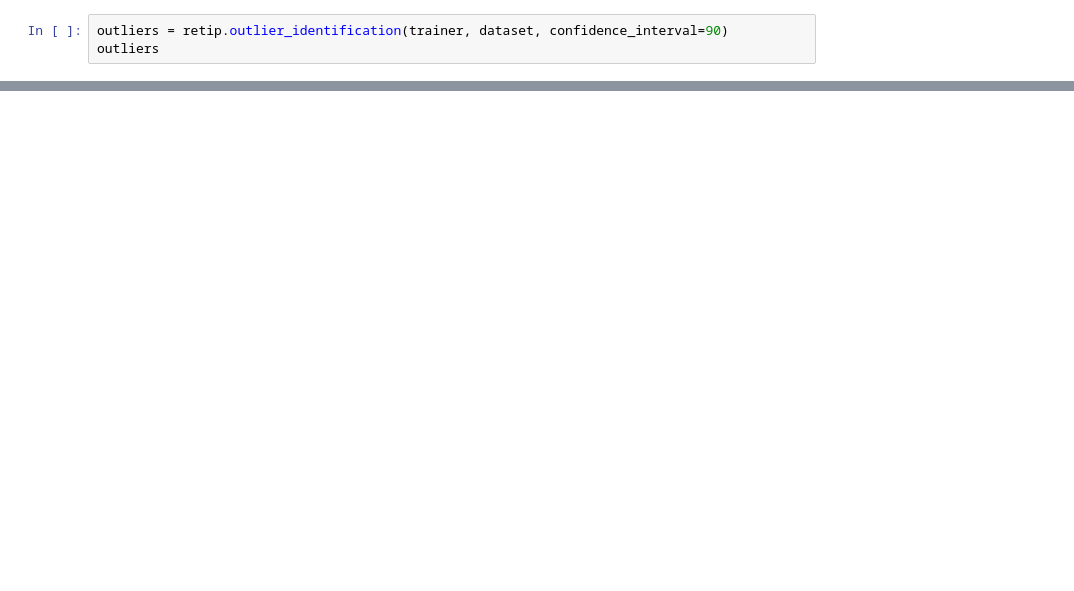
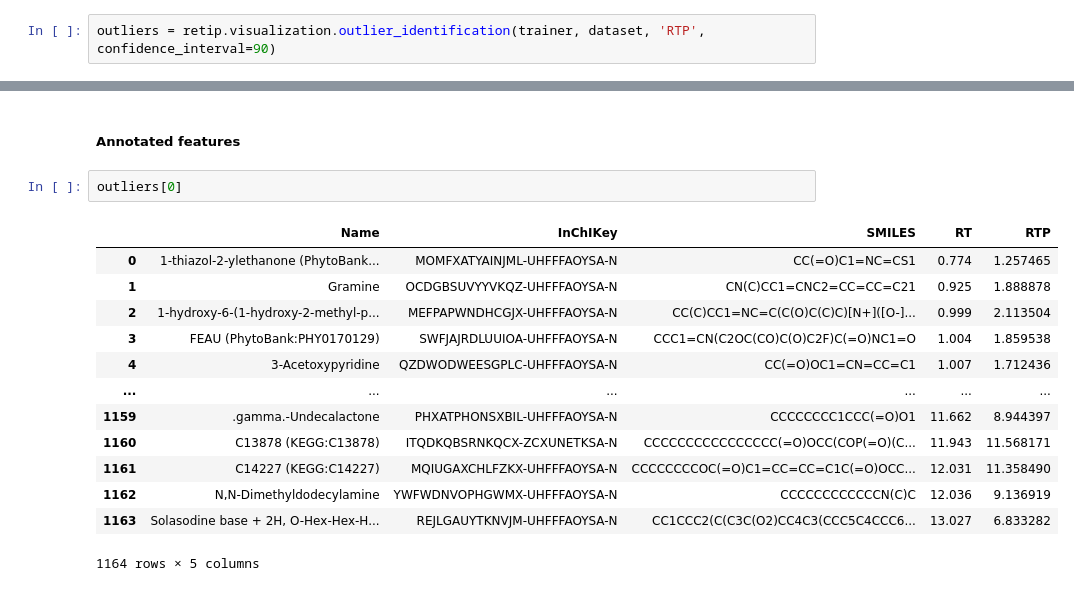
Before and after one commit to oloBion/pyRetip, a Jupyter notebook: notebooks/outlier_analysis/outlier_analysis.ipynb, the cells around one changed output, grey strips where cells are left out. Saved outputs shown, nothing was run; the diff lists cells and outputs as text; blank space fills up the shorter version.

```diff
--- a/notebooks/outlier_analysis/outlier_analysis.ipynb
+++ b/notebooks/outlier_analysis/outlier_analysis.ipynb
@@ -38,3 +147,2 @@ You can also select a different confidence interval threshold, for example 90% C
 # %%
-outliers = retip.outlier_identification(trainer, dataset, confidence_interval=90)
-outliers
+outliers = retip.visualization.outlier_identification(trainer, dataset, 'RTP', confidence_interval=90)
@@ -40,0 +154,18 @@ outliers
+# %% [markdown]
+##### Annotated features
+# %%
+outliers[0]
+# %% [output]
+|  | Name | InChIKey | SMILES | RT | RTP |
+| 0 | 1-thiazol-2-ylethanone (PhytoBank... | MOMFXATYAINJML-UHFFFAOYSA-N | CC(=O)C1=NC=CS1 | 0.774 | 1.257465 |
+| 1 | Gramine | OCDGBSUVYYVKQZ-UHFFFAOYSA-N | CN(C)CC1=CNC2=CC=CC=C21 | 0.925 | 1.888878 |
+| 2 | 1-hydroxy-6-(1-hydroxy-2-methyl-p... | MEFPAPWNDHCGJX-UHFFFAOYSA-N | CC(C)CC1=NC=C(C(O)C(C)C)[N+]([O-]... | 0.999 | 2.113504 |
+| 3 | FEAU (PhytoBank:PHY0170129) | SWFJAJRDLUUIOA-UHFFFAOYSA-N | CCC1=CN(C2OC(CO)C(O)C2F)C(=O)NC1=O | 1.004 | 1.859538 |
+| 4 | 3-Acetoxypyridine | QZDWODWEESGPLC-UHFFFAOYSA-N | CC(=O)OC1=CN=CC=C1 | 1.007 | 1.712436 |
+| ... | ... | ... | ... | ... | ... |
+| 1159 | .gamma.-Undecalactone | PHXATPHONSXBIL-UHFFFAOYSA-N | CCCCCCCC1CCC(=O)O1 | 11.662 | 8.944397 |
+| 1160 | C13878 (KEGG:C13878) | ITQDKQBSRNKQCX-ZCXUNETKSA-N | CCCCCCCCCCCCCCCC(=O)OCC(COP(=O)(C... | 11.943 | 11.568171 |
+| 1161 | C14227 (KEGG:C14227) | MQIUGAXCHLFZKX-UHFFFAOYSA-N | CCCCCCCCOC(=O)C1=CC=CC=C1C(=O)OCC... | 12.031 | 11.358490 |
+| 1162 | N,N-Dimethyldodecylamine | YWFWDNVOPHGWMX-UHFFFAOYSA-N | CCCCCCCCCCCCN(C)C | 12.036 | 9.136919 |
+| 1163 | Solasodine base + 2H, O-Hex-Hex-H... | REJLGAUYTKNVJM-UHFFFAOYSA-N | CC1CCC2(C(C3C(O2)CC4C3(CCC5C4CCC6... | 13.027 | 6.833282 |
+1164 rows × 5 columns
```
Also changed, not shown: parts of 36 cells of this notebook, 6 other files.
